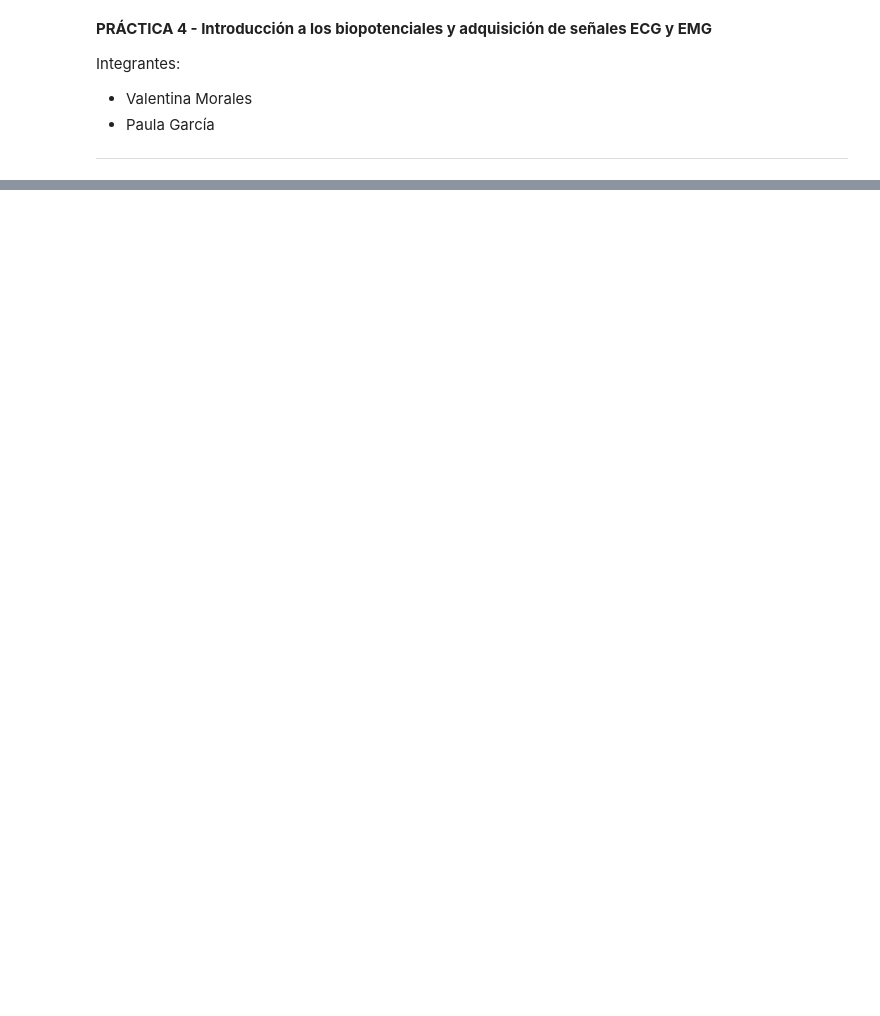
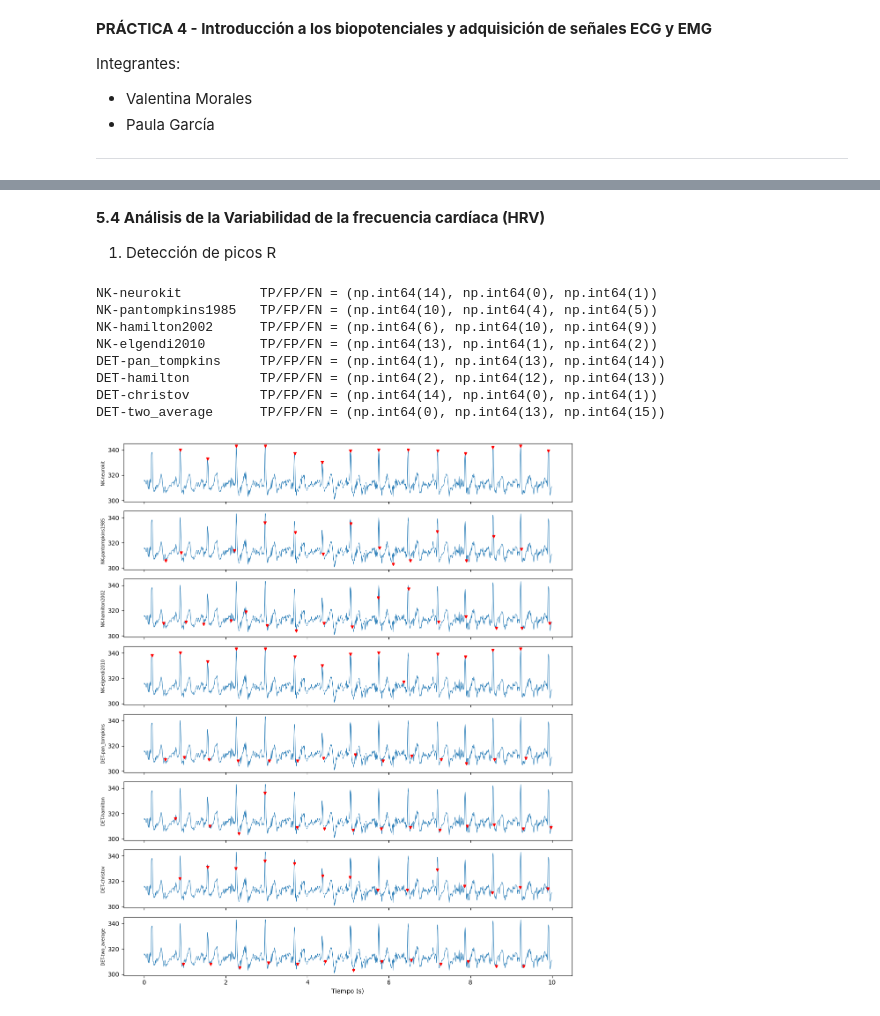
Before and after one commit to valentinamoralese/Biose-ales-Valentina-Morales-Paula-Garcia, a Jupyter notebook: Practica4_Valentina_Paula.ipynb, the cells around one changed output, grey strips where cells are left out. Cells and saved outputs as stored; diff of their text form; code cells hidden in the pictures; blank space fills up the shorter version.

```diff
--- a/Practica4_Valentina_Paula.ipynb
+++ b/Practica4_Valentina_Paula.ipynb
@@ -18,0 +59,57 @@ La salida analógica se conecta al pin A0 del Arduino UNO, cuyo conversor analó
+# %% [markdown]
+**5.4 Análisis de la Variabilidad de la frecuencia cardíaca (HRV)**
+
+1. Detección de picos R
+# %%
+import numpy as np
+import matplotlib.pyplot as plt
+import neurokit2 as nk
+from ecgdetectors import Detectors
+from scipy.signal import find_peaks
+from hrvanalysis import get_time_domain_features
+
+fs = 100                      # Hz, frecuencia de muestreo nominal (delay(10) = 10 ms)
+ecg = np.loadtxt("ecg.txt")   # 1000 muestras en cuentas del ADC
+t = np.arange(len(ecg)) / fs  # eje de tiempo en segundos
+
+picos = {}
+
+# NeuroKit: ecg_peaks devuelve (señales, info); los picos están en info["ECG_R_Peaks"]
+for m in ["neurokit", "pantompkins1985", "hamilton2002", "elgendi2010"]:
+    _, info = nk.ecg_peaks(ecg, sampling_rate=fs, method=m)
+    picos["NK-" + m] = np.asarray(info["ECG_R_Peaks"])
+
+# Detectors: se crea el objeto con fs y cada detector recibe la señal
+det = Detectors(fs)
+picos["DET-pan_tompkins"] = np.asarray(det.pan_tompkins_detector(ecg))
+picos["DET-hamilton"]     = np.asarray(det.hamilton_detector(ecg))
+picos["DET-christov"]     = np.asarray(det.christov_detector(ecg))
+picos["DET-two_average"]  = np.asarray(det.two_average_detector(ecg))
+
+# Referencia: 15 picos verificados visualmente (umbral = mediana + 15 cuentas, válido para ESTA señal)
+ref, _ = find_peaks(ecg, height=np.median(ecg) + 15, distance=40)
+
+def evaluar(p, ref, tol=3):
+    tp = sum(np.any(np.abs(ref - q) <= tol) for q in p)
+    fp = len(p) - tp
+    fn = len(ref) - sum(np.any(np.abs(p - r) <= tol) for r in ref)
+    return tp, fp, fn
+
+for nombre, p in picos.items():
+    print(f"{nombre:20s} TP/FP/FN = {evaluar(p, ref)}")
+
+# Figura: señal con picos marcados
+fig, ax = plt.subplots(len(picos), 1, figsize=(11, 1.6*len(picos)), sharex=True)
+for a, (n, p) in zip(ax, picos.items()):
+    a.plot(t, ecg, lw=0.7); a.plot(p/fs, ecg[p], "rv", ms=4); a.set_ylabel(n, fontsize=7)
+ax[-1].set_xlabel("Tiempo (s)"); plt.tight_layout(); plt.show()
+# %% [output]
+NK-neurokit          TP/FP/FN = (np.int64(14), np.int64(0), np.int64(1))
+NK-pantompkins1985   TP/FP/FN = (np.int64(10), np.int64(4), np.int64(5))
+NK-hamilton2002      TP/FP/FN = (np.int64(6), np.int64(10), np.int64(9))
+NK-elgendi2010       TP/FP/FN = (np.int64(13), np.int64(1), np.int64(2))
+DET-pan_tompkins     TP/FP/FN = (np.int64(1), np.int64(13), np.int64(14))
+DET-hamilton         TP/FP/FN = (np.int64(2), np.int64(12), np.int64(13))
+DET-christov         TP/FP/FN = (np.int64(14), np.int64(0), np.int64(1))
+DET-two_average      TP/FP/FN = (np.int64(0), np.int64(13), np.int64(15))
+[figure, added]
```
Also changed, not shown: parts of 9 cells of this notebook.
